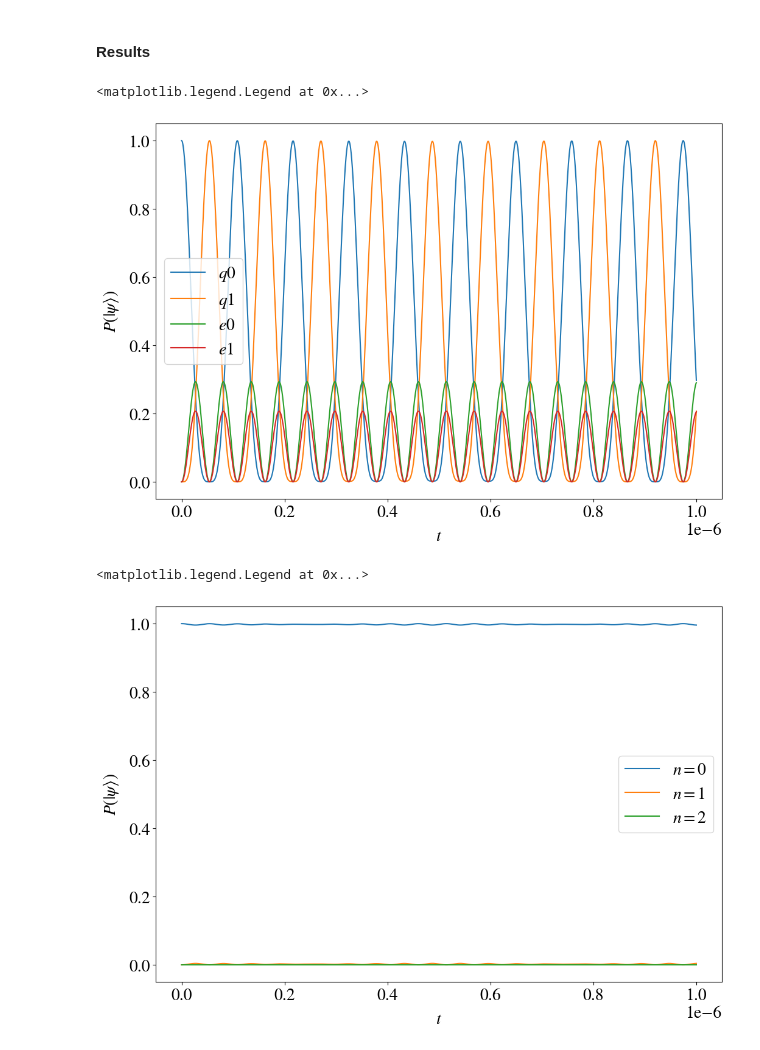
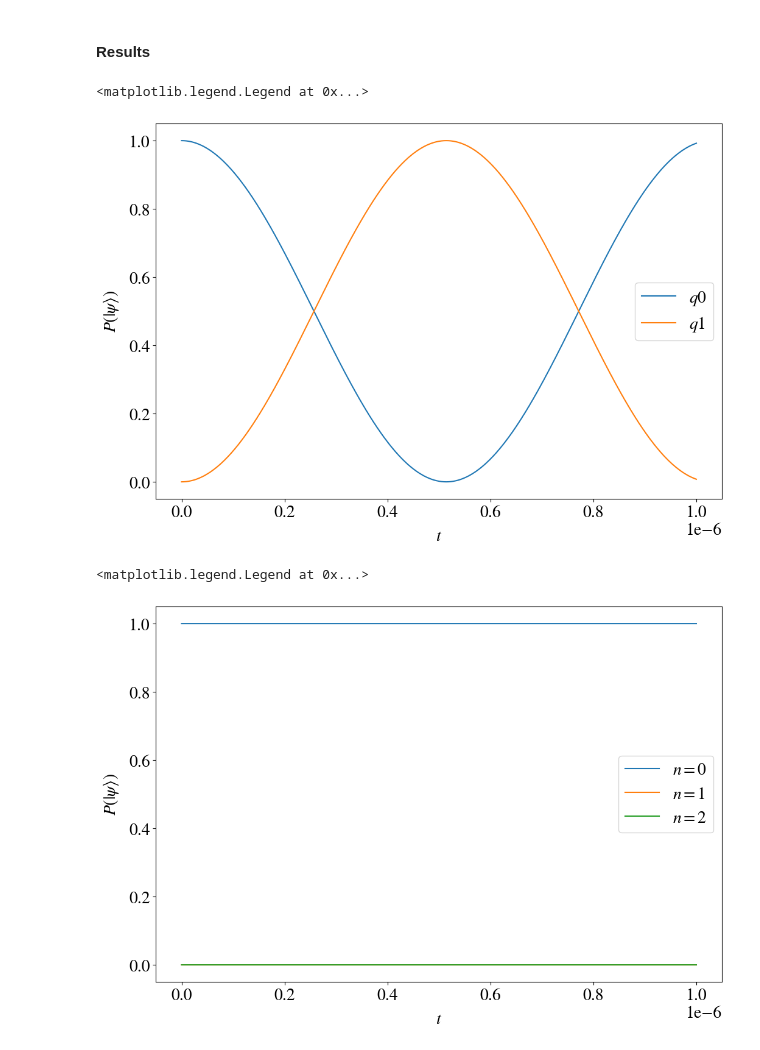
Before and after one commit to OpenQuantumDesign/oqd-trical, a Jupyter notebook: examples/raman/1_raman.ipynb, the cells around one changed output. Drawn from its saved outputs; the diff is of its cells as text; code cells hidden in the pictures.

```diff
--- a/examples/raman/1_raman.ipynb
+++ b/examples/raman/1_raman.ipynb
@@ -101,8 +101,8 @@ system = System(
 
 beam = Beam(
     transition=transitions[1],
-    rabi=2 * np.pi * 1e7,
-    detuning=2 * np.pi * 1e9,
+    rabi=2 * np.pi * 1e10,
+    detuning=2 * np.pi * 33.195e12,
     phase=0,
     polarization=[0, 1, 0],
     wavevector=[1, 0, 0],
@@ -110,8 +110,8 @@ beam = Beam(
 )
 beam2 = Beam(
     transition=transitions[3],
-    rabi=2 * np.pi * 1e7,
-    detuning=2 * np.pi * 1e9,
+    rabi=2 * np.pi * 1e10,
+    detuning=2 * np.pi * 33.195e12,
     phase=0,
     polarization=[0, 1, 0],
     wavevector=[1, 0, 0],
@@ -147,10 +147,11 @@ assert AtomicCircuit.model_validate_json(circuit_json) == circuit
 # %% [markdown]
 ### Compile
 # %%
-from oqd_compiler_infrastructure import Chain, Post
+from oqd_compiler_infrastructure import Chain, Post, Pre
 
 from oqd_trical.backend import DynamiqsBackend, QutipBackend  # noqa: F401
 from oqd_trical.light_matter.compiler.approximate import (
+    AdiabaticElimination,
     RotatingReferenceFrame,
     RotatingWaveApprox,
 )
@@ -162,16 +163,23 @@ frame_specs = {
     "E0": [
         0,
         2 * np.pi * 12.643e9,
-        2 * np.pi * (811.29e12 + 1e9),
-        2 * np.pi * (811.29e12 + 1e9),
+        2 * np.pi * (811.29e12 + 33.195e12),
+        2 * np.pi * (811.29e12 + 33.195e12),
     ],
     "P0": 2 * np.pi * 1e6,
 }
+
+eliminated_specs = (2, "E0")
+eliminated_specs2 = (3, "E0")
 
 approx_pass = Chain(
     Post(RotatingReferenceFrame(frame_specs=frame_specs)),
     canonicalize_emulator_circuit_factory(),
     Post(RotatingWaveApprox(cutoff=2 * np.pi * 1e9)),
+    canonicalize_emulator_circuit_factory(),
+    Pre(AdiabaticElimination(eliminated_specs=eliminated_specs)),
+    canonicalize_emulator_circuit_factory(),
+    Pre(AdiabaticElimination(eliminated_specs=eliminated_specs2)),
 )
 
 backend = QutipBackend(approx_pass=approx_pass)
@@ -219,23 +237,23 @@ matplotlib.rcParams["font.family"] = "STIXGeneral"
 # %%
 k = slice(None, None, 1)
 
 fig = plt.figure()
 
 ax = fig.subplots(1, 1, sharex=True)
 
 ax.plot(
     result["tspan"][k],
     [s.ptrace(0).diag()[:] for s in result["states"][k]],
-    label=[rf"${level.label}$" for level in Yb171.levels],
+    label=[rf"${level.label}$" for level in Yb171.levels[:2]],
 )
 
 ax.set_xlabel(r"$t$", labelpad=10)
 ax.set_ylabel(r"$P(| \psi \rangle)$", labelpad=10)
 
 ax.legend()
 # %% [output]
 <matplotlib.legend.Legend at 0x...>
-[figure, old version]
+[figure, new version]
 # %%
 k = slice(None, None, 1)
 
@@ -255,4 +273,4 @@ ax.set_ylabel(r"$P(| \psi \rangle)$", labelpad=10)
 ax.legend()
 # %% [output]
 <matplotlib.legend.Legend at 0x...>
-[figure, old version]
+[figure, new version]
```
Also changed, not shown: parts of 2 cells of this notebook, 1 other file.
